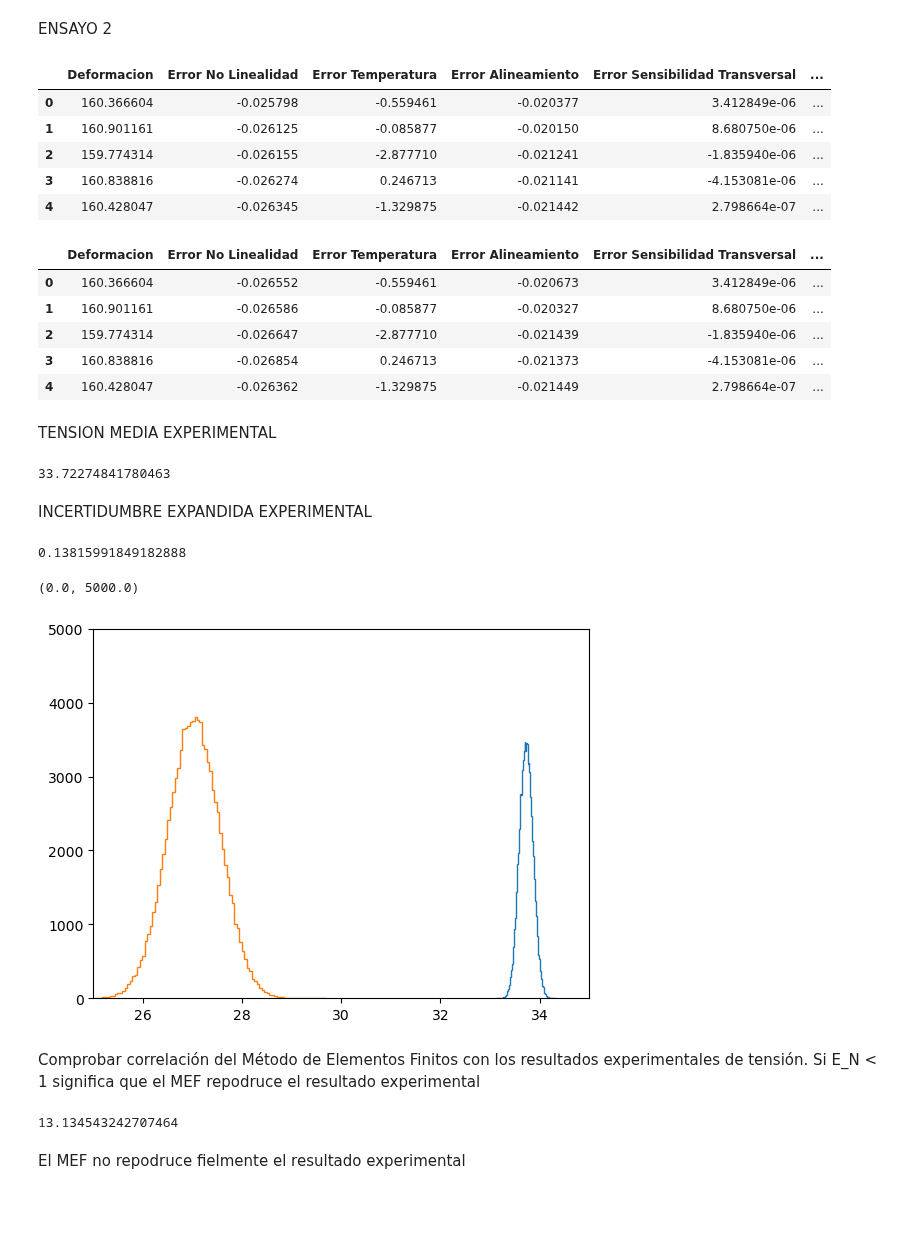
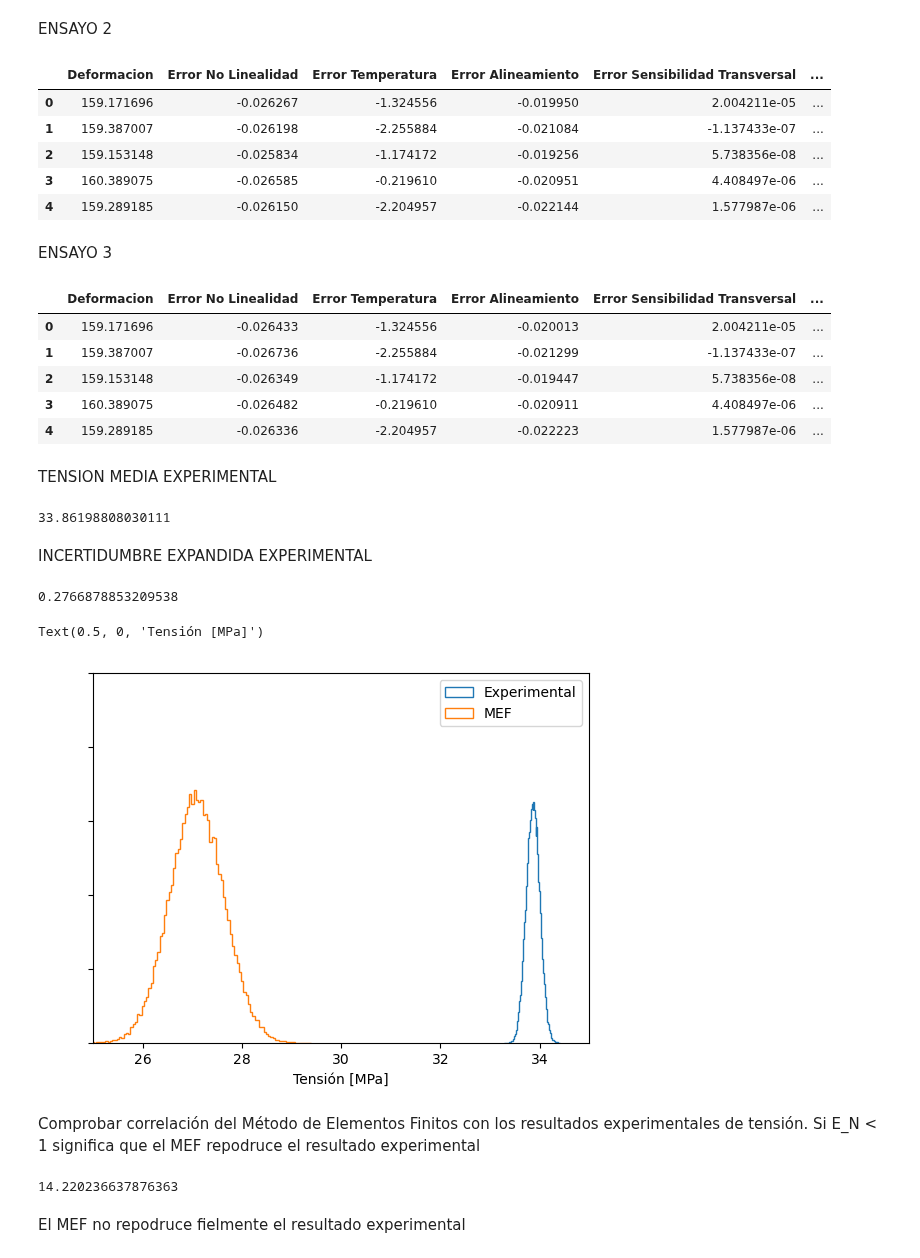
Before and after one commit to vacagon/Practica3_ADEM, a Jupyter notebook: practica3_ADEM.ipynb, the cells around one changed output. Cells and saved outputs as stored; diff of their text form; code cells hidden in the pictures; blank space fills up the shorter version.

```diff
--- a/practica3_ADEM.ipynb
+++ b/practica3_ADEM.ipynb
@@ -47,7 +47,7 @@ Se calcula la tensión media de cada simulación y la desviación estándar expe
 # %%
 media_simulacion = []
 std_simulacion = []
-simulaciones = mef_df.columns[1:]
+simulaciones = mef_df.columns[0:]
 for simulacion in simulaciones:
     media_simulacion.append(mef_df[simulacion].mean())
     std_simulacion.append(sem(mef_df[simulacion]))
@@ -83,6 +84,6 @@ u_c
 # %% [markdown]
 Se calcula el factor de cobertura de una distribución tipo t
 # %%
-V_eff = pow(u_c,4) / ((pow(mef_df_2['Desviacion estándar'].astype('float').mean(),4) / (n-1))+(pow(s_mef,4) / (N-1)))
+V_eff = pow(u_c,4) / ((pow(mef_df_2['Desviacion estándar'].astype('float').mean(),4) / (n-1))+(pow(s_mef,4) / (N*n-1)))
 V_eff
 # %% [output]
@@ -90,6 +91,6 @@ V_eff
 # %% [markdown]
 Interpolamos linealmente entre los 2 valores más cercanos para un intervalo de confianza del 95% (20 - 2.09; 25 - 2.06)
 # %%
-k_t = (2.06-2.09)/(20-25)*(V_eff - 20) + 2.09
+k_t = (2.09-2.06)/(20-25)*(V_eff - 20) + 2.09
 k_t
 # %% [output]
@@ -184,7 +212,7 @@ ensayo1_df['Error No Linealidad'] = error_no_linealidad
 ensayo1_df['Error Temperatura'] = error_temperatura
 ensayo1_df['Error Alineamiento'] = error_alineamiento
 ensayo1_df['Error Sensibilidad Transversal'] = error_sensibilidad_transversal
-ensayo1_df['Deformacion corregida'] = deformacion_corregida
+ensayo1_df['Defo Ermacion corregida'] = deformacion_corregida
 ensayo1_df['Tension'] = tension
 ensayo1_df.head()
 # %% [output]
@@ -225,11 +253,13 @@ ensayo2_df['Tension'] = tension
 ensayo2_df.head()
 # %% [output]
 |  | Deformacion | Error No Linealidad | Error Temperatura | Error Alineamiento | Error Sensibilidad Transversal | ... |
-| 0 | 160.366604 | -0.025798 | -0.559461 | -0.020377 | 3.412849e-06 | ... |
-| 1 | 160.901161 | -0.026125 | -0.085877 | -0.020150 | 8.680750e-06 | ... |
-| 2 | 159.774314 | -0.026155 | -2.877710 | -0.021241 | -1.835940e-06 | ... |
-| 3 | 160.838816 | -0.026274 | 0.246713 | -0.021141 | -4.153081e-06 | ... |
-| 4 | 160.428047 | -0.026345 | -1.329875 | -0.021442 | 2.798664e-07 | ... |
+| 0 | 159.171696 | -0.026267 | -1.324556 | -0.019950 | 2.004211e-05 | ... |
+| 1 | 159.387007 | -0.026198 | -2.255884 | -0.021084 | -1.137433e-07 | ... |
+| 2 | 159.153148 | -0.025834 | -1.174172 | -0.019256 | 5.738356e-08 | ... |
+| 3 | 160.389075 | -0.026585 | -0.219610 | -0.020951 | 4.408497e-06 | ... |
+| 4 | 159.289185 | -0.026150 | -2.204957 | -0.022144 | 1.577987e-06 | ... |
+# %% [markdown]
+ENSAYO 3
 # %%
 error_no_linealidad = []
 error_temperatura = []
@@ -259,11 +289,11 @@ ensayo3_df['Tension'] = tension
 ensayo3_df.head()
 # %% [output]
 |  | Deformacion | Error No Linealidad | Error Temperatura | Error Alineamiento | Error Sensibilidad Transversal | ... |
-| 0 | 160.366604 | -0.026552 | -0.559461 | -0.020673 | 3.412849e-06 | ... |
-| 1 | 160.901161 | -0.026586 | -0.085877 | -0.020327 | 8.680750e-06 | ... |
-| 2 | 159.774314 | -0.026647 | -2.877710 | -0.021439 | -1.835940e-06 | ... |
-| 3 | 160.838816 | -0.026854 | 0.246713 | -0.021373 | -4.153081e-06 | ... |
-| 4 | 160.428047 | -0.026362 | -1.329875 | -0.021449 | 2.798664e-07 | ... |
+| 0 | 159.171696 | -0.026433 | -1.324556 | -0.020013 | 2.004211e-05 | ... |
+| 1 | 159.387007 | -0.026736 | -2.255884 | -0.021299 | -1.137433e-07 | ... |
+| 2 | 159.153148 | -0.026349 | -1.174172 | -0.019447 | 5.738356e-08 | ... |
+| 3 | 160.389075 | -0.026482 | -0.219610 | -0.020911 | 4.408497e-06 | ... |
+| 4 | 159.289185 | -0.026336 | -2.204957 | -0.022223 | 1.577987e-06 | ... |
 # %%
 tension_df = pd.DataFrame()
 tension_df['Ensayo 1'] = np.array(ensayo1_df['Tension'])
@@ -281,27 +311,31 @@ Tension_MMC = tension_df['Tension media'].astype('float').mean()
 s_MMC = tension_df['Tension media'].std()
 Tension_MMC
 # %% [output]
-33.72274841780463
+33.86198808030111
 # %% [markdown]
 INCERTIDUMBRE EXPANDIDA EXPERIMENTAL
-# %%
-s_MMC
-# %% [output]
-0.13815991849182888
+# %%
+U_MMC = 2*s_MMC
+U_MMC
+# %% [output]
+0.2766878853209538
 # %%
 plt.hist(tensiones, bins=100, histtype='step')
 plt.hist(np.random.normal(loc=Tension_mef, scale=U_mef, size=M), bins=100, histtype='step')
 plt.xlim(25,35)
 plt.ylim(0, 5000)
+plt.legend(["Experimental","MEF"])
+plt.yticks(color='w')
+plt.xlabel('Tensión [MPa]')
 # %% [output]
-(0.0, 5000.0)
+Text(0.5, 0, 'Tensión [MPa]')
-[figure, old version]
+[figure, new version]
 # %% [markdown]
 Comprobar correlación del Método de Elementos Finitos con los resultados experimentales de tensión. Si E_N < 1 significa que el MEF repodruce el resultado experimental
 # %%
-E_N = abs(Tension_mef - Tension_MMC)/ math.sqrt(pow(U_mef,2) - pow(s_MMC,2))
+E_N = abs(Tension_mef - Tension_MMC)/ math.sqrt(pow(U_mef,2) - pow(U_MMC,2))
 E_N
 # %% [output]
-13.134543242707464
+14.220236637876363
 # %% [markdown]
 El MEF no repodruce fielmente el resultado experimental
```
Also changed, not shown: parts of 22 cells of this notebook.
